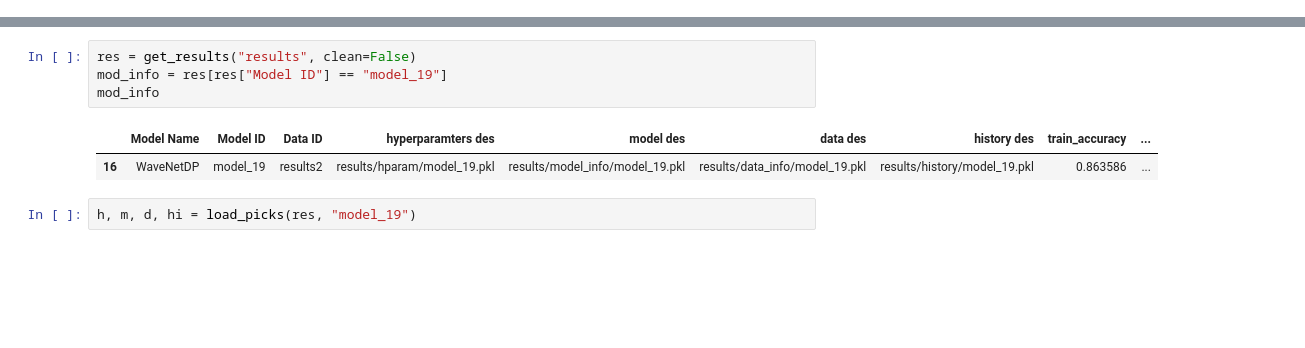
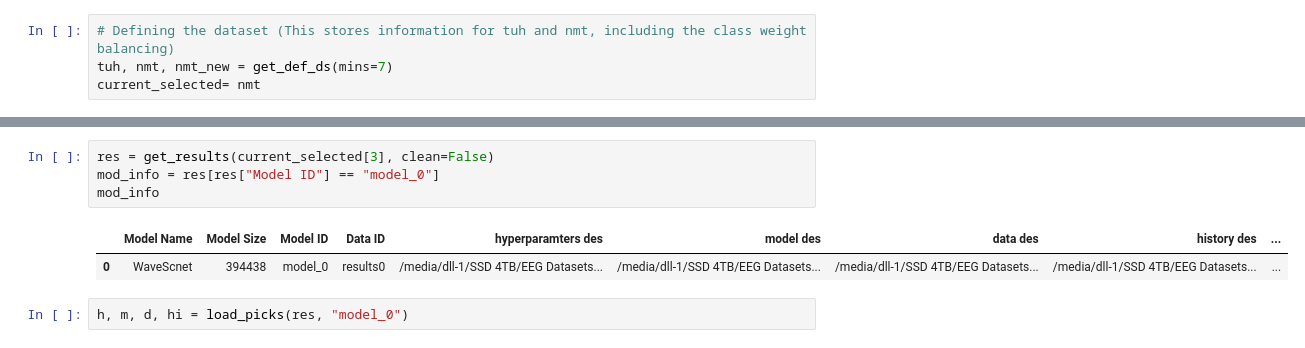
Before and after one commit to DeepMind-Companions/CereProcess, a Jupyter notebook: results.ipynb, the cells around one changed output, grey strips where cells are left out. Drawn from its saved outputs; the diff is of its cells as text; blank space fills up the shorter version.

```diff
--- a/results.ipynb
+++ b/results.ipynb
@@ -4 +5,5 @@ import pickle
+# %%
+# Defining the dataset (This stores information for tuh and nmt, including the class weight balancing)
+tuh, nmt, nmt_new = get_def_ds(mins=7)
+current_selected= nmt
 # %%
@@ -63,12 +26,12 @@ res.iloc[110:]
 # %%
-res = get_results("results", clean=False)
-mod_info = res[res["Model ID"] == "model_19"]
+res = get_results(current_selected[3], clean=False)
+mod_info = res[res["Model ID"] == "model_0"]
 mod_info
 # %% [output]
-|  | Model Name | Model ID | Data ID | hyperparamters des | model des | data des | history des | train_accuracy | ... |
-| 16 | WaveNetDP | model_19 | results2 | results/hparam/model_19.pkl | results/model_info/model_19.pkl | results/data_info/model_19.pkl | results/history/model_19.pkl | 0.863586 | ... |
+|  | Model Name | Model Size | Model ID | Data ID | hyperparamters des | model des | data des | history des | ... |
+| 0 | WaveScnet | 394438 | model_0 | results0 | /media/dll-1/SSD 4TB/EEG Datasets... | /media/dll-1/SSD 4TB/EEG Datasets... | /media/dll-1/SSD 4TB/EEG Datasets... | /media/dll-1/SSD 4TB/EEG Datasets... | ... |
 # %%
-h, m, d, hi = load_picks(res, "model_19")
+h, m, d, hi = load_picks(res, "model_0")
 # %%
 print(m["summary"])
 # %% [output]
```
Also changed, not shown: parts of 9 cells of this notebook, 1 other file.
